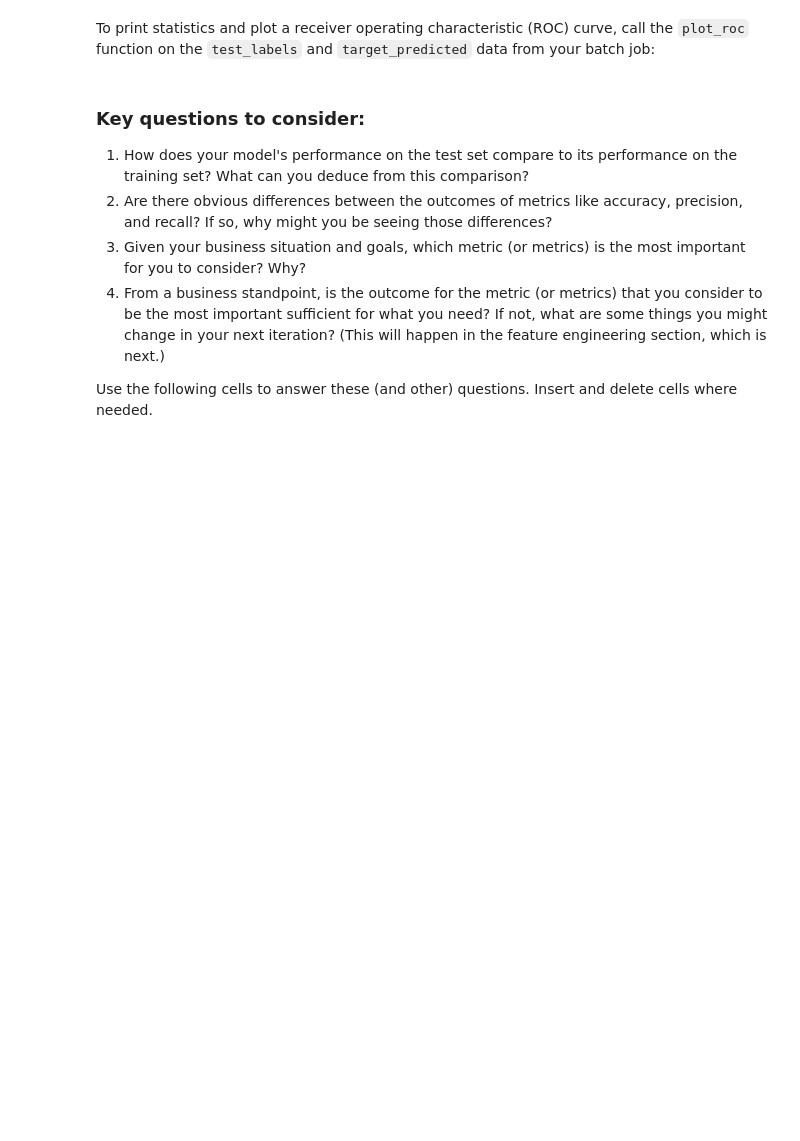
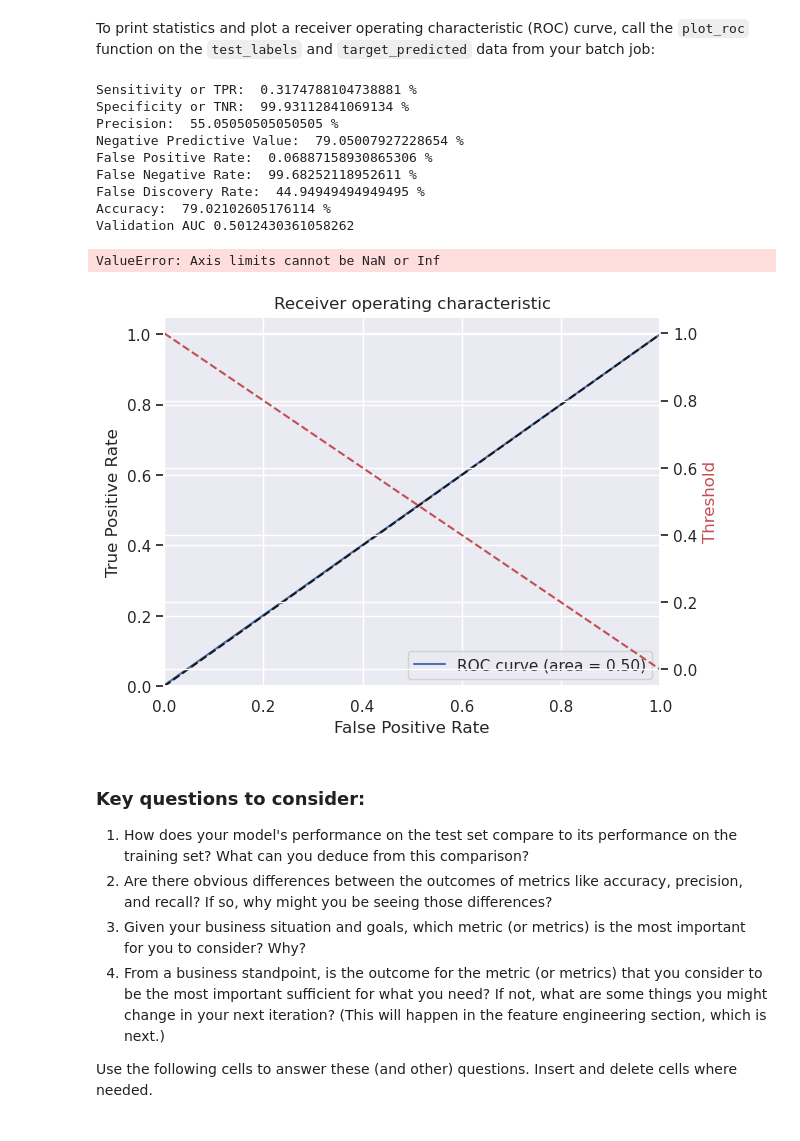
Before and after one commit to Ajia-code/AWS-Machine-Learning-, a Jupyter notebook: Flight_Delay-Student.ipynb, the cells around one changed output. Saved outputs shown, nothing was run; the diff lists cells and outputs as text; code cells hidden in the pictures; blank space fills up the shorter version.

```diff
--- a/Flight_Delay-Student.ipynb
+++ b/Flight_Delay-Student.ipynb
@@ -1000,7 +1051,21 @@ To plot the confusion matrix, call the `plot_confusion_matrix` function on the `
 # %% [markdown]
 To print statistics and plot a receiver operating characteristic (ROC) curve, call the `plot_roc` function on the `test_labels` and `target_predicted` data from your batch job:
 # %%
+plot_roc(test_labels, target_predicted)
+
 # Enter your code here
+# %% [output]
+Sensitivity or TPR:  0.3174788104738881 %
+Specificity or TNR:  99.93112841069134 %
+Precision:  55.05050505050505 %
+Negative Predictive Value:  79.05007927228654 %
+False Positive Rate:  0.06887158930865306 %
+False Negative Rate:  99.68252118952611 %
+False Discovery Rate:  44.94949494949495 %
+Accuracy:  79.02102605176114 %
+Validation AUC 0.5012430361058262
+ValueError: Axis limits cannot be NaN or Inf
+[figure, added]
 # %% [markdown]
 ### Key questions to consider:
 
```
Also changed, not shown: parts of 14 cells of this notebook.
